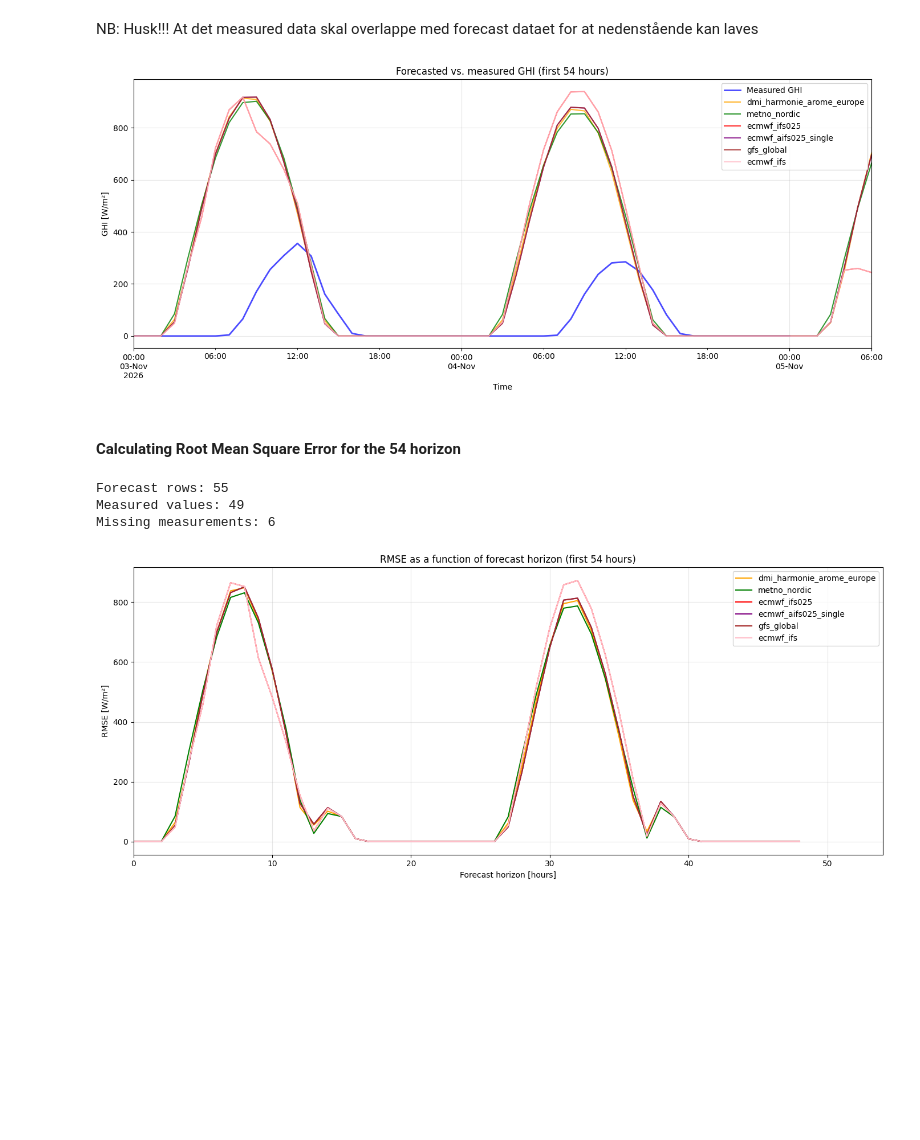
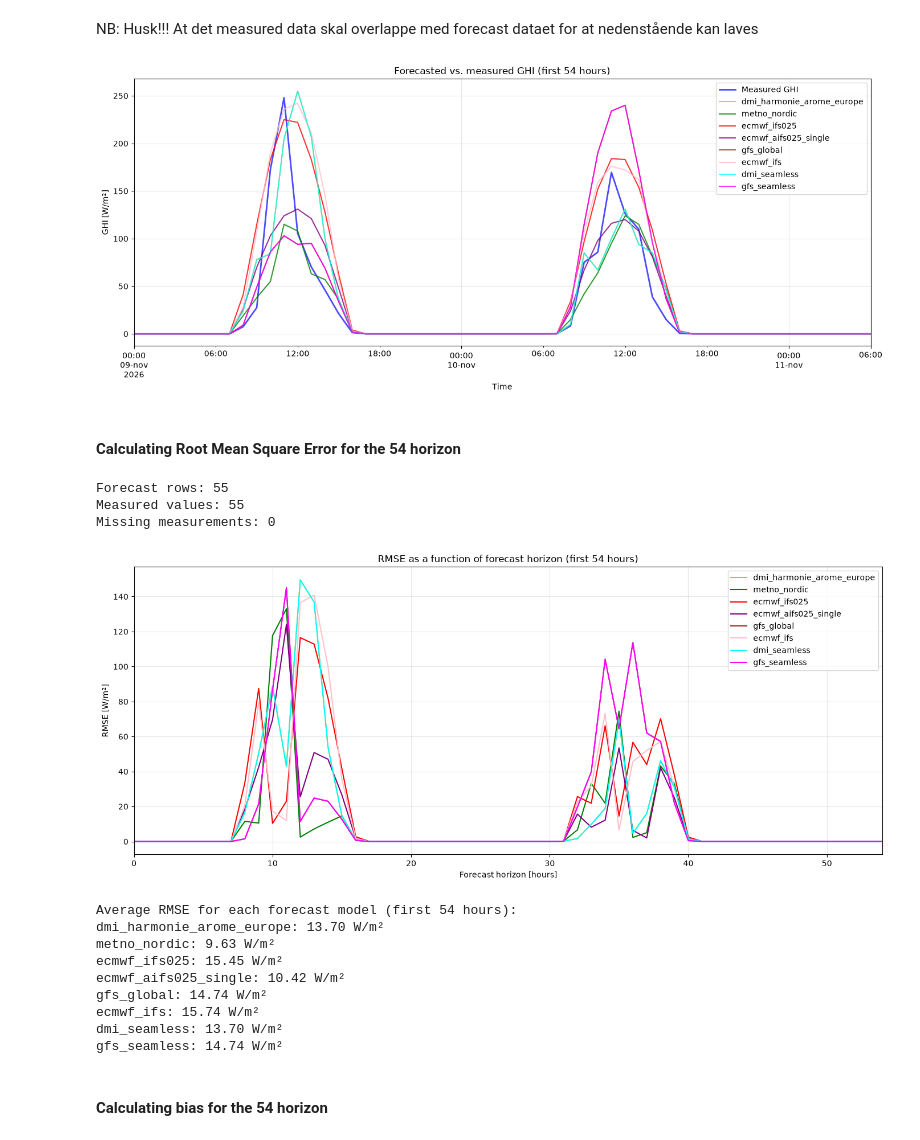
Before and after one commit to karlarye/Forecast-Solar-Assignment, a Jupyter notebook: assignment.ipynb, the cells around one changed output. Cells and saved outputs as stored; diff of their text form; code cells hidden in the pictures; blank space fills up the shorter version.

Commit message:
Added this week's data (w. new start time), bias calculations

```diff
--- a/assignment.ipynb
+++ b/assignment.ipynb
@@ -8,10 +8,12 @@ import numpy as np
 # %% [markdown]
 # Measurement data
 # %%
-start_date = '2026-11-03'
-end_date = '2026-11-07'
+start_date = '2025-11-03'
+end_date = '2026-11-16'
 
 dmi_data, dmi_meta = solarpy.iotools.get_dmi_metobs(station = '06056',
-                                          start='2025-11-03',
-                                          end='2026-11-05',
+                                          start=start_date,
+                                          end=end_date,
                                           parameters = ['ghi'])
+
+dmi_data.tail()
@@ -144,7 +154,7 @@ timestamp
 # %% [markdown]
 # Forecast data
 # %%
-forecast_data = pd.read_csv('data/06056_20261103T1500.csv', index_col=0, parse_dates=True)
+forecast_data = pd.read_csv('data/06056_20261109T0800.csv', index_col=0, parse_dates=True)
 forecast_data.head()
 # %% [output]
 |  | dmi_harmonie_arome_europe | metno_nordic | ecmwf_ifs025 | ecmwf_aifs025_single | gfs_global | ecmwf_ifs | ... |
@@ -189,15 +199,15 @@ plt.tight_layout()
 plt.show()
 #plt.savefig('forecast_vs_measured_ghi_3_nov_54hours.png', dpi=300)
 # %% [output]
-[figure, old version]
+[figure, new version]
 # %% [markdown]
 #### Calculating Root Mean Square Error for the 54 horizon
 # %%
 # Restrict to forecast horizons 0–54
-start = forecast_data_w9.index[0]
+start = forecast_data.index[0]
 end = start + pd.Timedelta(hours=54)
 
-fc = forecast_data_w9.loc[start:end].copy()
+fc = forecast_data.loc[start:end].copy()
 
 # Select measurements matching forecast timestamps
 measured = dmi_data['ghi'].reindex(fc.index)
@@ -212,33 +222,51 @@ print("Missing measurements:", measured.isna().sum())
 
 # Plot
 fig, ax = plt.subplots(figsize=(14, 6))
+rmse_summary = {}
 
 for name, color in zip(col_names, colors):
 
     squared_error = (measured - fc[name])**2
 
     rmse_by_horizon = np.sqrt(
         squared_error.groupby(fc['forecast_horizon']).mean()
     )
+
+    rmse_summary[name] = rmse_by_horizon.mean()
 
     ax.plot(
         rmse_by_horizon.index,
         rmse_by_horizon.values,
         label=name,
         color=color
     )
 
 ax.set_xlabel('Forecast horizon [hours]')
 ax.set_ylabel('RMSE [W/m²]')
 ax.set_title('RMSE as a function of forecast horizon (first 54 hours)')
 ax.set_xlim(0, 54)
 ax.legend()
 ax.grid(alpha=0.3)
 
 plt.tight_layout()
 plt.show()
+
+print("Average RMSE for each forecast model (first 54 hours):")
+for name, rmse in rmse_summary.items():
+    print(f"{name}: {rmse:.2f} W/m²")
 # %% [output]
 Forecast rows: 55
-Measured values: 49
-Missing measurements: 6
+Measured values: 55
+Missing measurements: 0
-[figure, old version]
+[figure, new version]
+Average RMSE for each forecast model (first 54 hours):
+dmi_harmonie_arome_europe: 13.70 W/m²
+metno_nordic: 9.63 W/m²
+ecmwf_ifs025: 15.45 W/m²
+ecmwf_aifs025_single: 10.42 W/m²
+gfs_global: 14.74 W/m²
+ecmwf_ifs: 15.74 W/m²
+dmi_seamless: 13.70 W/m²
+gfs_seamless: 14.74 W/m²
+# %% [markdown]
+#### Calculating bias for the 54 horizon
```
Also changed, not shown: parts of 7 cells of this notebook, 1 other file.
